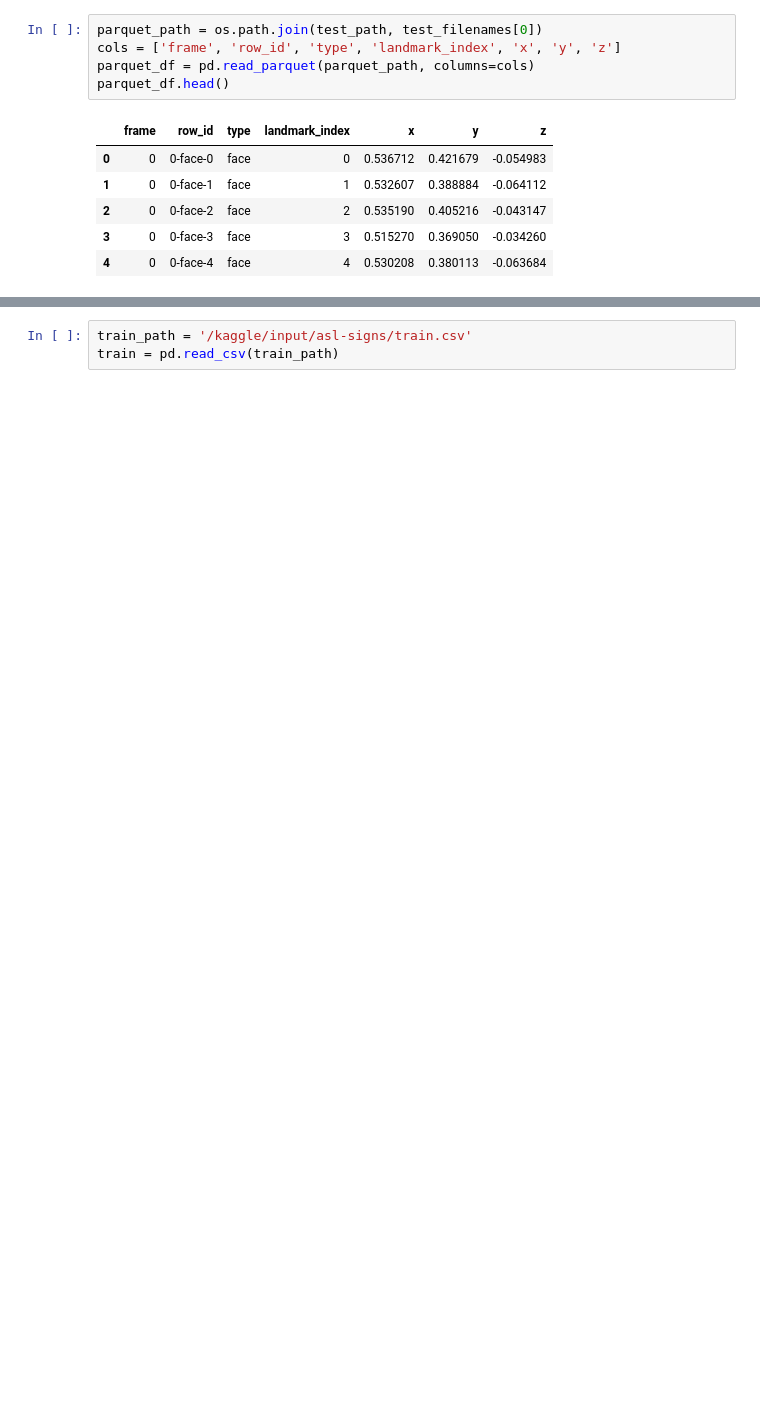
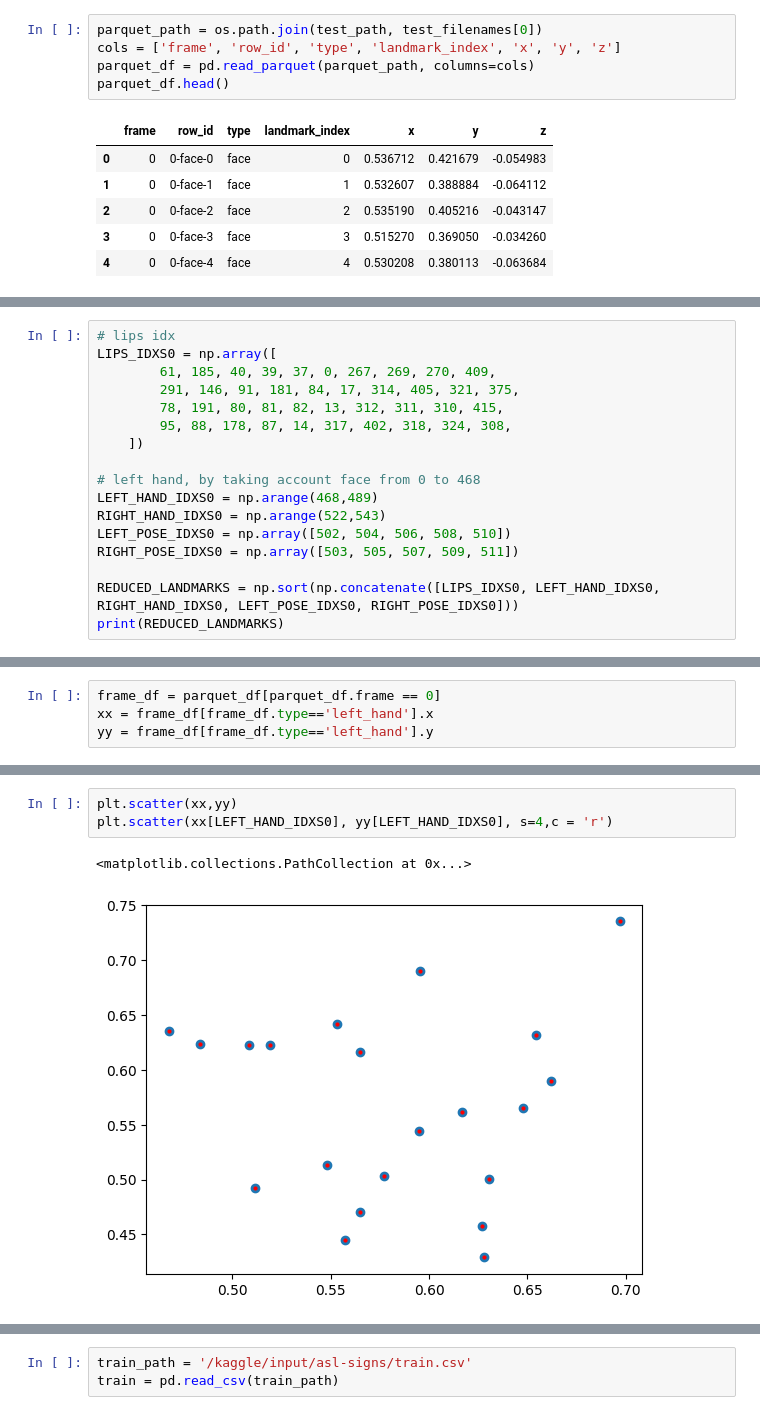
Before and after one commit to Anybalsmith/Team-ETE---Google---Isolated-Sign-Language-Recognition, a Jupyter notebook: enzo_notebook.ipynb, the cells around one changed output, grey strips where cells are left out. Cells and saved outputs as stored; diff of their text form; blank space fills up the shorter version.

```diff
--- a/enzo_notebook.ipynb
+++ b/enzo_notebook.ipynb
@@ -94,0 +126,17 @@ len(parquet_df)
+# %%
+# lips idx
+LIPS_IDXS0 = np.array([
+        61, 185, 40, 39, 37, 0, 267, 269, 270, 409,
+        291, 146, 91, 181, 84, 17, 314, 405, 321, 375,
+        78, 191, 80, 81, 82, 13, 312, 311, 310, 415,
+        95, 88, 178, 87, 14, 317, 402, 318, 324, 308,
+    ])
+
+# left hand, by taking account face from 0 to 468
+LEFT_HAND_IDXS0 = np.arange(468,489)
+RIGHT_HAND_IDXS0 = np.arange(522,543)
+LEFT_POSE_IDXS0 = np.array([502, 504, 506, 508, 510])
+RIGHT_POSE_IDXS0 = np.array([503, 505, 507, 509, 511])
+
+REDUCED_LANDMARKS = np.sort(np.concatenate([LIPS_IDXS0, LEFT_HAND_IDXS0, RIGHT_HAND_IDXS0, LEFT_POSE_IDXS0, RIGHT_POSE_IDXS0]))
+print(REDUCED_LANDMARKS)
@@ -94,0 +150,4 @@ len(parquet_df)
+# %%
+frame_df = parquet_df[parquet_df.frame == 0]
+xx = frame_df[frame_df.type=='left_hand'].x
+yy = frame_df[frame_df.type=='left_hand'].y
@@ -94,0 +163,6 @@ len(parquet_df)
+# %%
+plt.scatter(xx,yy)
+plt.scatter(xx[LEFT_HAND_IDXS0], yy[LEFT_HAND_IDXS0], s=4,c = 'r')
+# %% [output]
+<matplotlib.collections.PathCollection at 0x...>
+[figure, added]
```
Also changed, not shown: parts of 84 cells of this notebook, 1 other file.
